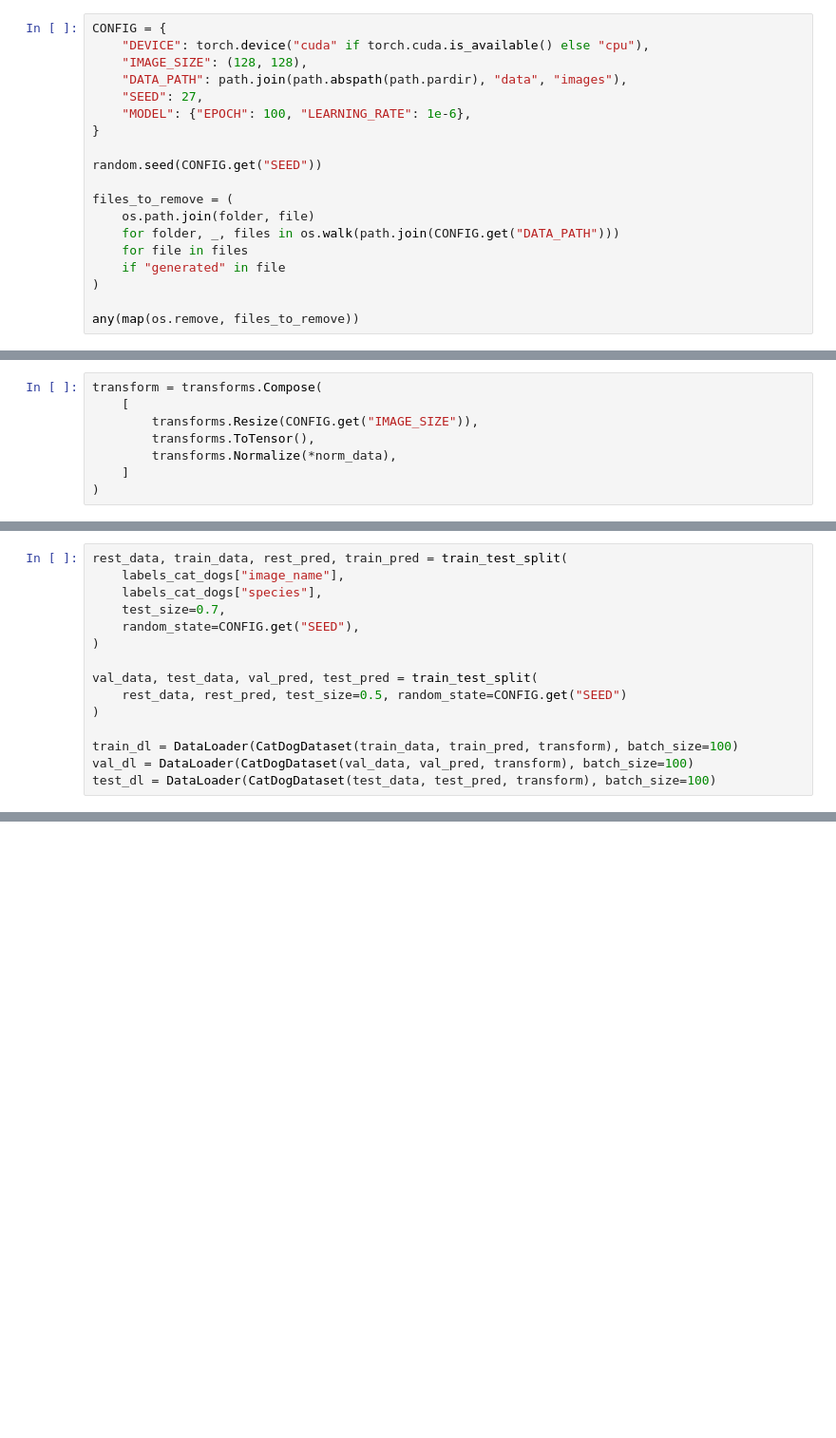
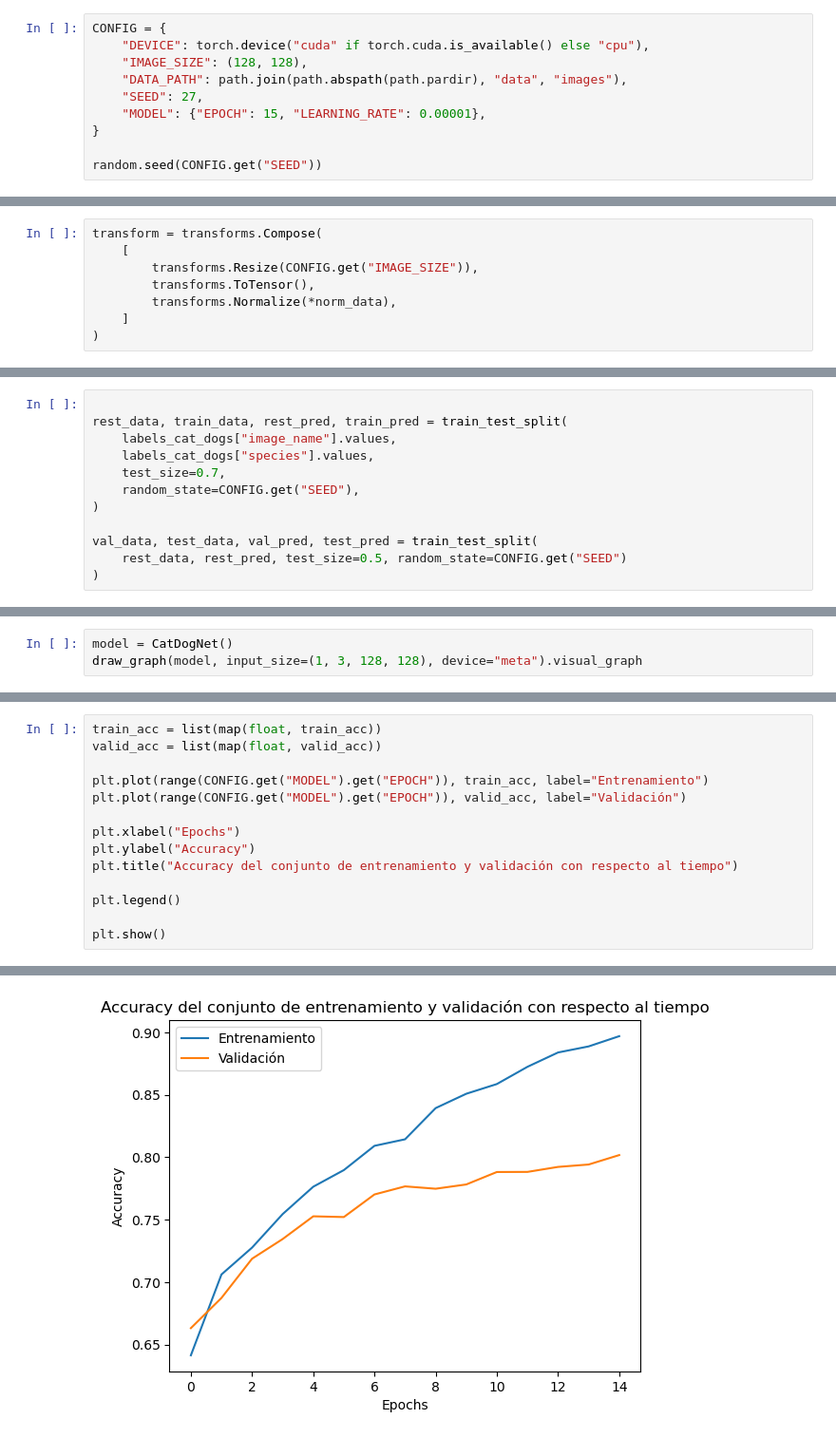
Before and after one commit to Zygmut/AA_Practica2, a Jupyter notebook: src/assesment_2.ipynb, the cells around one changed output, grey strips where cells are left out. Shown: that part at 95% size. Drawn from its saved outputs; the diff is of its cells as text; blank space fills up the shorter version.

```diff
--- a/src/assesment_2.ipynb
+++ b/src/assesment_2.ipynb
@@ -38,16 +60,7 @@ CONFIG = {
     "IMAGE_SIZE": (128, 128),
     "DATA_PATH": path.join(path.abspath(path.pardir), "data", "images"),
     "SEED": 27,
-    "MODEL": {"EPOCH": 100, "LEARNING_RATE": 1e-6},
+    "MODEL": {"EPOCH": 15, "LEARNING_RATE": 0.00001},
 }
 
 random.seed(CONFIG.get("SEED"))
-
-files_to_remove = (
-    os.path.join(folder, file)
-    for folder, _, files in os.walk(path.join(CONFIG.get("DATA_PATH")))
-    for file in files
-    if "generated" in file
-)
-
-any(map(os.remove, files_to_remove))
@@ -260,7 +287,8 @@ We'll employ the 70/15/15 as some recomendations found [here](https://www.v7labs
 # %%
+
 rest_data, train_data, rest_pred, train_pred = train_test_split(
-    labels_cat_dogs["image_name"],
-    labels_cat_dogs["species"],
+    labels_cat_dogs["image_name"].values,
+    labels_cat_dogs["species"].values,
     test_size=0.7,
     random_state=CONFIG.get("SEED"),
 )
@@ -268,7 +296,3 @@ rest_data, train_data, rest_pred, train_pred = train_test_split(
 val_data, test_data, val_pred, test_pred = train_test_split(
     rest_data, rest_pred, test_size=0.5, random_state=CONFIG.get("SEED")
 )
-
-train_dl = DataLoader(CatDogDataset(train_data, train_pred, transform), batch_size=100)
-val_dl = DataLoader(CatDogDataset(val_data, val_pred, transform), batch_size=100)
-test_dl = DataLoader(CatDogDataset(test_data, test_pred, transform), batch_size=100)
@@ -283,0 +315,3 @@ The main structure is the following.
+# %%
+model = CatDogNet()
+draw_graph(model, input_size=(1, 3, 128, 128), device="meta").visual_graph
@@ -283,0 +414,15 @@ The main structure is the following.
+# %%
+train_acc = list(map(float, train_acc))
+valid_acc = list(map(float, valid_acc))
+
+plt.plot(range(CONFIG.get("MODEL").get("EPOCH")), train_acc, label="Entrenamiento")
+plt.plot(range(CONFIG.get("MODEL").get("EPOCH")), valid_acc, label="Validación")
+
+plt.xlabel("Epochs")
+plt.ylabel("Accuracy")
+plt.title("Accuracy del conjunto de entrenamiento y validación con respecto al tiempo")
+
+plt.legend()
+
+plt.show()
+# %% [output]
@@ -283,0 +431 @@ The main structure is the following.
+[figure, added]
```
Also changed, not shown: parts of 41 cells of this notebook, 3 other files.
